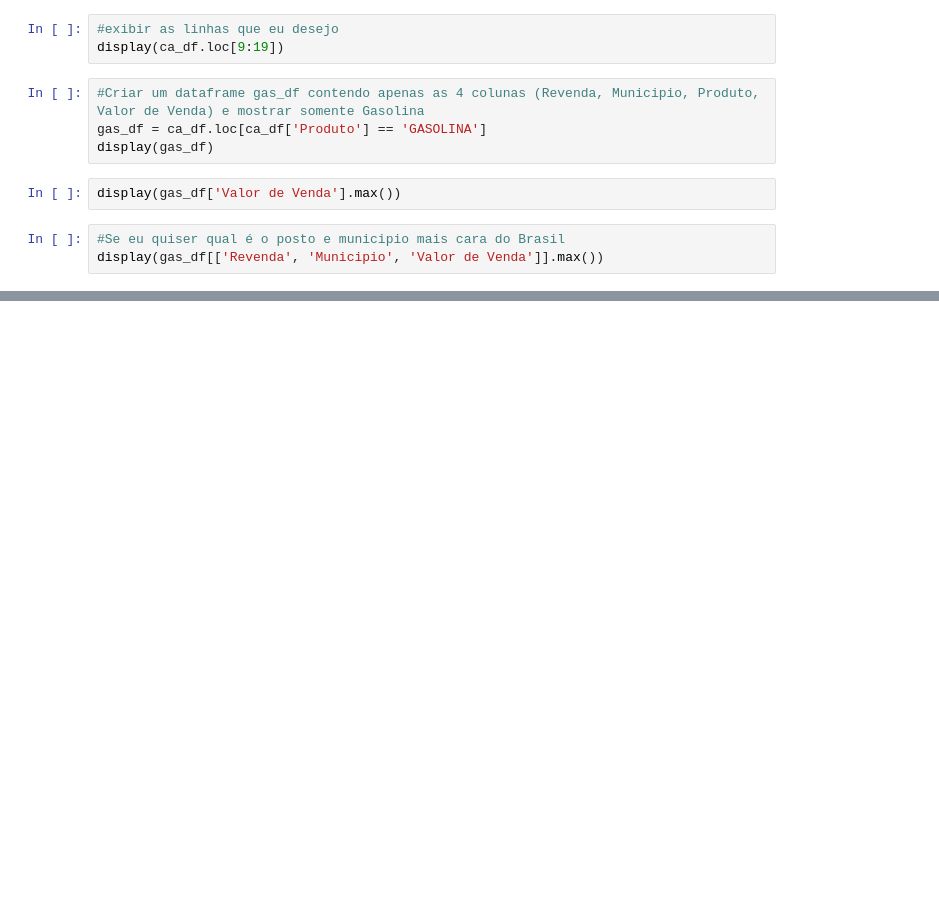
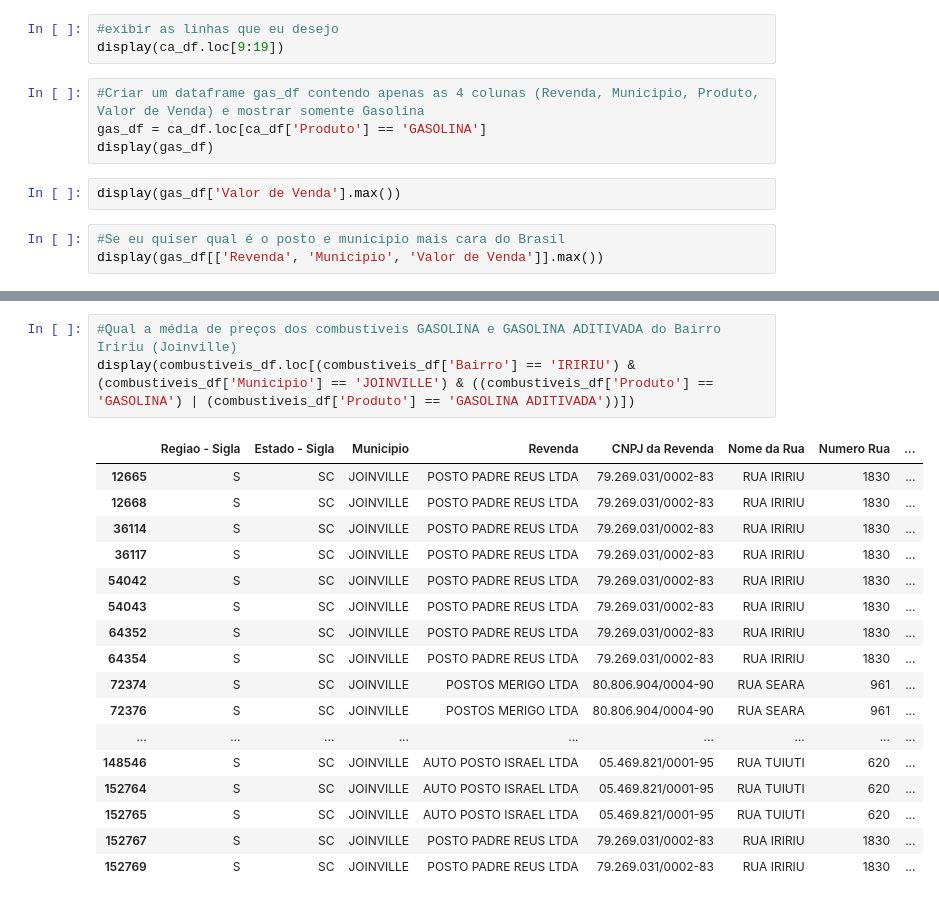
Before and after one commit to rscrafael/Curso_pandas, a Jupyter notebook: Primeiro_Exemplo_em_Pandas.ipynb, the cells around one changed output, grey strips where cells are left out. Saved outputs shown, nothing was run; the diff lists cells and outputs as text; blank space fills up the shorter version.

```diff
--- a/Primeiro_Exemplo_em_Pandas.ipynb
+++ b/Primeiro_Exemplo_em_Pandas.ipynb
@@ -60,0 +74,21 @@ display(gas_df)
+# %%
+#Qual a média de preços dos combustíveis GASOLINA e GASOLINA ADITIVADA do Bairro Iririu (Joinville)
+display(combustiveis_df.loc[(combustiveis_df['Bairro'] == 'IRIRIU') & (combustiveis_df['Municipio'] == 'JOINVILLE') & ((combustiveis_df['Produto'] == 'GASOLINA') | (combustiveis_df['Produto'] == 'GASOLINA ADITIVADA'))])
+# %% [output]
+|  | Regiao - Sigla | Estado - Sigla | Municipio | Revenda | CNPJ da Revenda | Nome da Rua | Numero Rua | ... |
+| 12665 | S | SC | JOINVILLE | POSTO PADRE REUS LTDA | 79.269.031/0002-83 | RUA IRIRIU | 1830 | ... |
+| 12668 | S | SC | JOINVILLE | POSTO PADRE REUS LTDA | 79.269.031/0002-83 | RUA IRIRIU | 1830 | ... |
+| 36114 | S | SC | JOINVILLE | POSTO PADRE REUS LTDA | 79.269.031/0002-83 | RUA IRIRIU | 1830 | ... |
+| 36117 | S | SC | JOINVILLE | POSTO PADRE REUS LTDA | 79.269.031/0002-83 | RUA IRIRIU | 1830 | ... |
+| 54042 | S | SC | JOINVILLE | POSTO PADRE REUS LTDA | 79.269.031/0002-83 | RUA IRIRIU | 1830 | ... |
+| 54043 | S | SC | JOINVILLE | POSTO PADRE REUS LTDA | 79.269.031/0002-83 | RUA IRIRIU | 1830 | ... |
+| 64352 | S | SC | JOINVILLE | POSTO PADRE REUS LTDA | 79.269.031/0002-83 | RUA IRIRIU | 1830 | ... |
+| 64354 | S | SC | JOINVILLE | POSTO PADRE REUS LTDA | 79.269.031/0002-83 | RUA IRIRIU | 1830 | ... |
+| 72374 | S | SC | JOINVILLE | POSTOS MERIGO LTDA | 80.806.904/0004-90 | RUA SEARA | 961 | ... |
+| 72376 | S | SC | JOINVILLE | POSTOS MERIGO LTDA | 80.806.904/0004-90 | RUA SEARA | 961 | ... |
+| ... | ... | ... | ... | ... | ... | ... | ... | ... |
+| 148546 | S | SC | JOINVILLE | AUTO POSTO ISRAEL LTDA | 05.469.821/0001-95 | RUA TUIUTI | 620 | ... |
+| 152764 | S | SC | JOINVILLE | AUTO POSTO ISRAEL LTDA | 05.469.821/0001-95 | RUA TUIUTI | 620 | ... |
+| 152765 | S | SC | JOINVILLE | AUTO POSTO ISRAEL LTDA | 05.469.821/0001-95 | RUA TUIUTI | 620 | ... |
+| 152767 | S | SC | JOINVILLE | POSTO PADRE REUS LTDA | 79.269.031/0002-83 | RUA IRIRIU | 1830 | ... |
+| 152769 | S | SC | JOINVILLE | POSTO PADRE REUS LTDA | 79.269.031/0002-83 | RUA IRIRIU | 1830 | ... |
```
Also changed, not shown: parts of 4 cells of this notebook.
